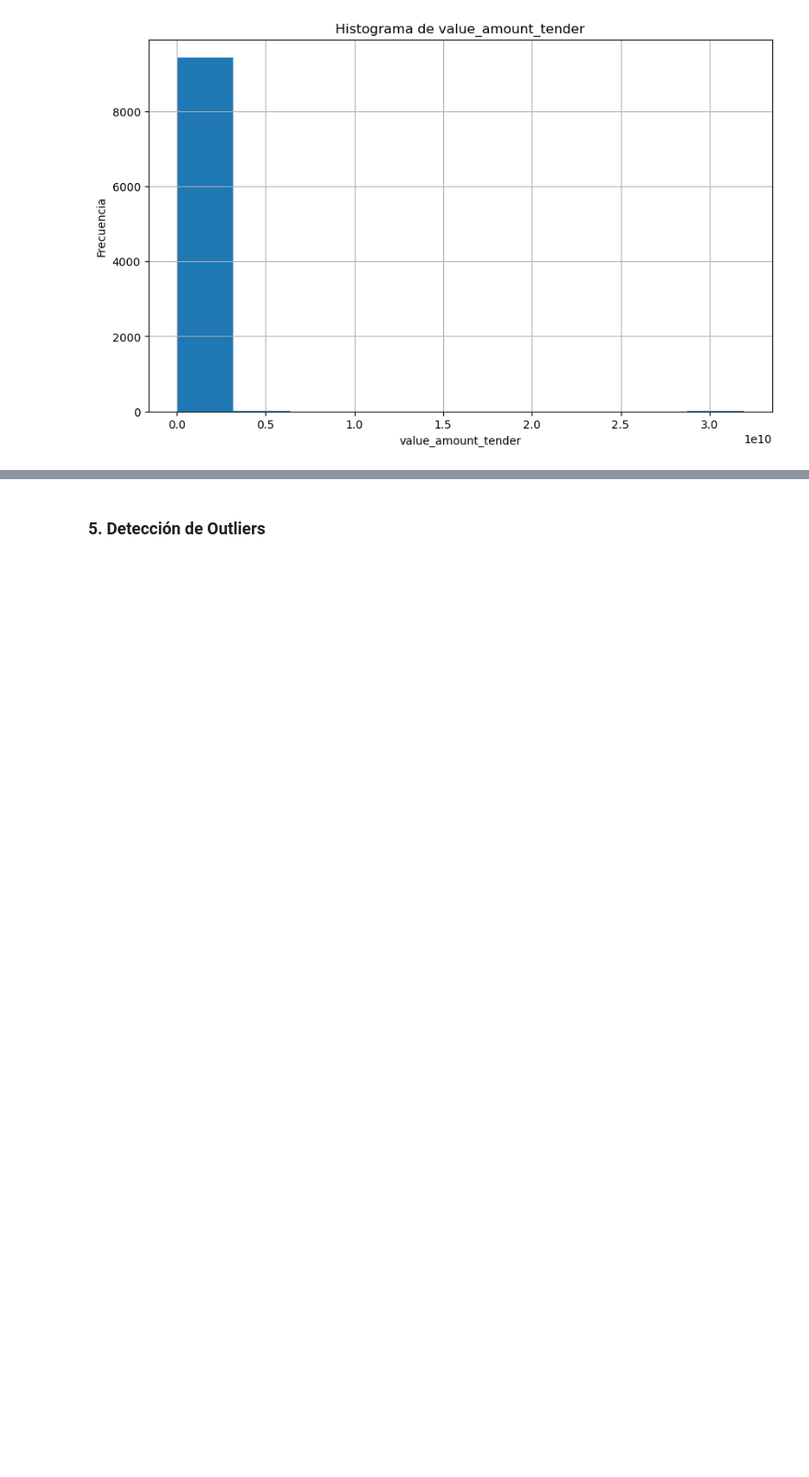
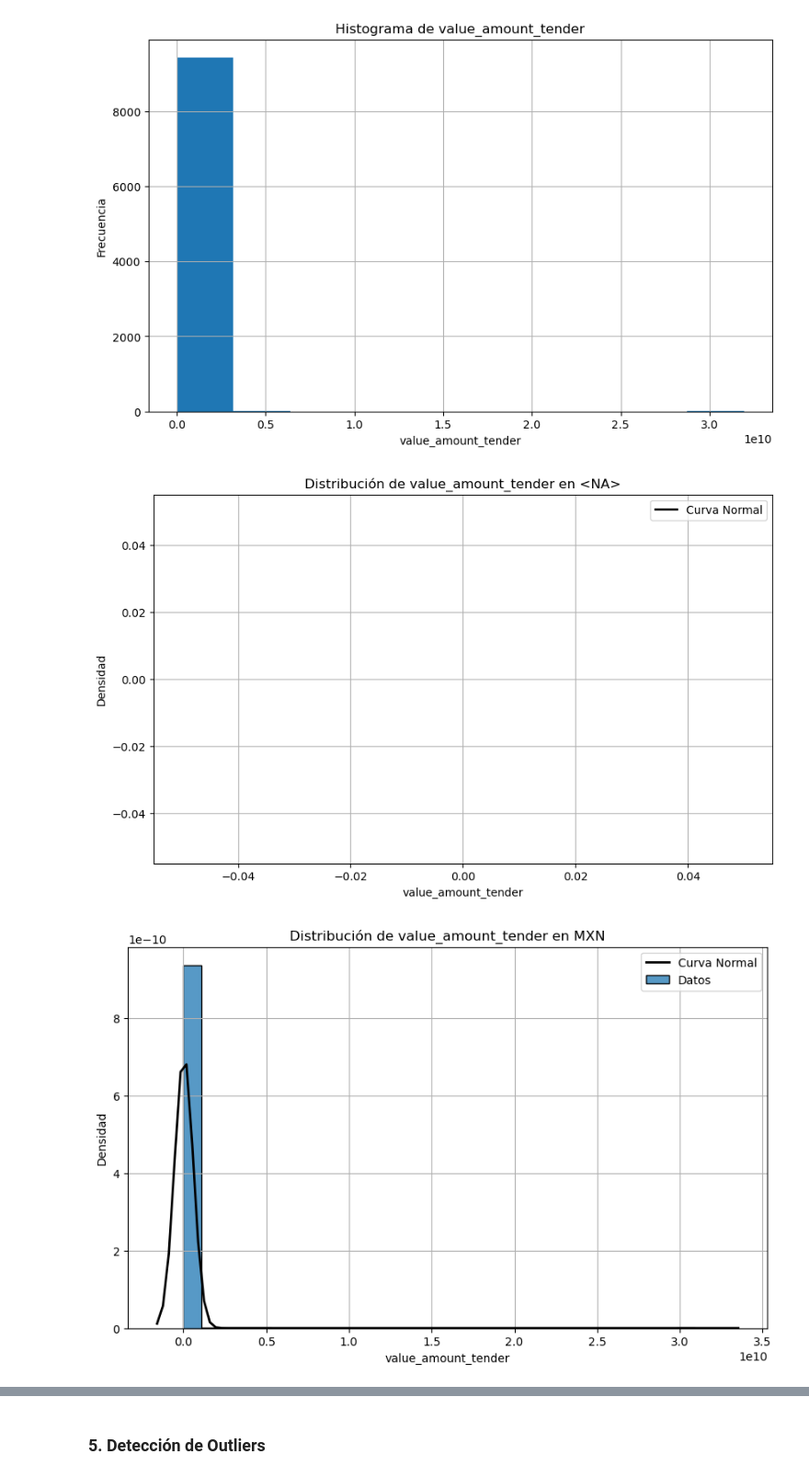
Before and after one commit to DGRIA/Anticorruption_ETL_MEX, a Jupyter notebook: src/templates/4.1_EDA_Licitacion.ipynb, the cells around one changed output, grey strips where cells are left out. Shown at 92% size. Drawn from its saved outputs; the diff is of its cells as text; code cells hidden in the pictures; blank space fills up the shorter version.

```diff
--- a/src/templates/4.1_EDA_Licitacion.ipynb
+++ b/src/templates/4.1_EDA_Licitacion.ipynb
@@ -114,3 +213,33 @@ if variable_numerica in licitacion_df.columns:
     plt.show()
 # %% [output]
 [figure]
+# %%
+from scipy.stats import norm
+
+# Supongamos que ya tienes el DataFrame cargado en 'licitacion_df'
+
+# Filtrar las monedas únicas
+monedas = licitacion_df['value_currency_tender'].unique()
+
+# Crear una gráfica para cada moneda
+for moneda in monedas:
+    plt.figure(figsize=(10, 6))
+    data = licitacion_df[licitacion_df['value_currency_tender'] == moneda]['value_amount_tender']
+    sns.histplot(data, kde=False, stat="density", bins=30, label="Datos")
+
+    # Ajustar una curva normal a los datos
+    mu, std = norm.fit(data.dropna())
+    xmin, xmax = plt.xlim()
+    x = np.linspace(xmin, xmax, 100)
+    p = norm.pdf(x, mu, std)
+    plt.plot(x, p, 'k', linewidth=2, label="Curva Normal")
+
+    plt.title(f'Distribución de value_amount_tender en {moneda}')
+    plt.xlabel('value_amount_tender')
+    plt.ylabel('Densidad')
+    plt.legend()
+    plt.grid(True)
+    plt.show()
+# %% [output]
+[figure, added]
+[figure, added]
```
Also changed, not shown: parts of 12 cells of this notebook, 1 other file.
